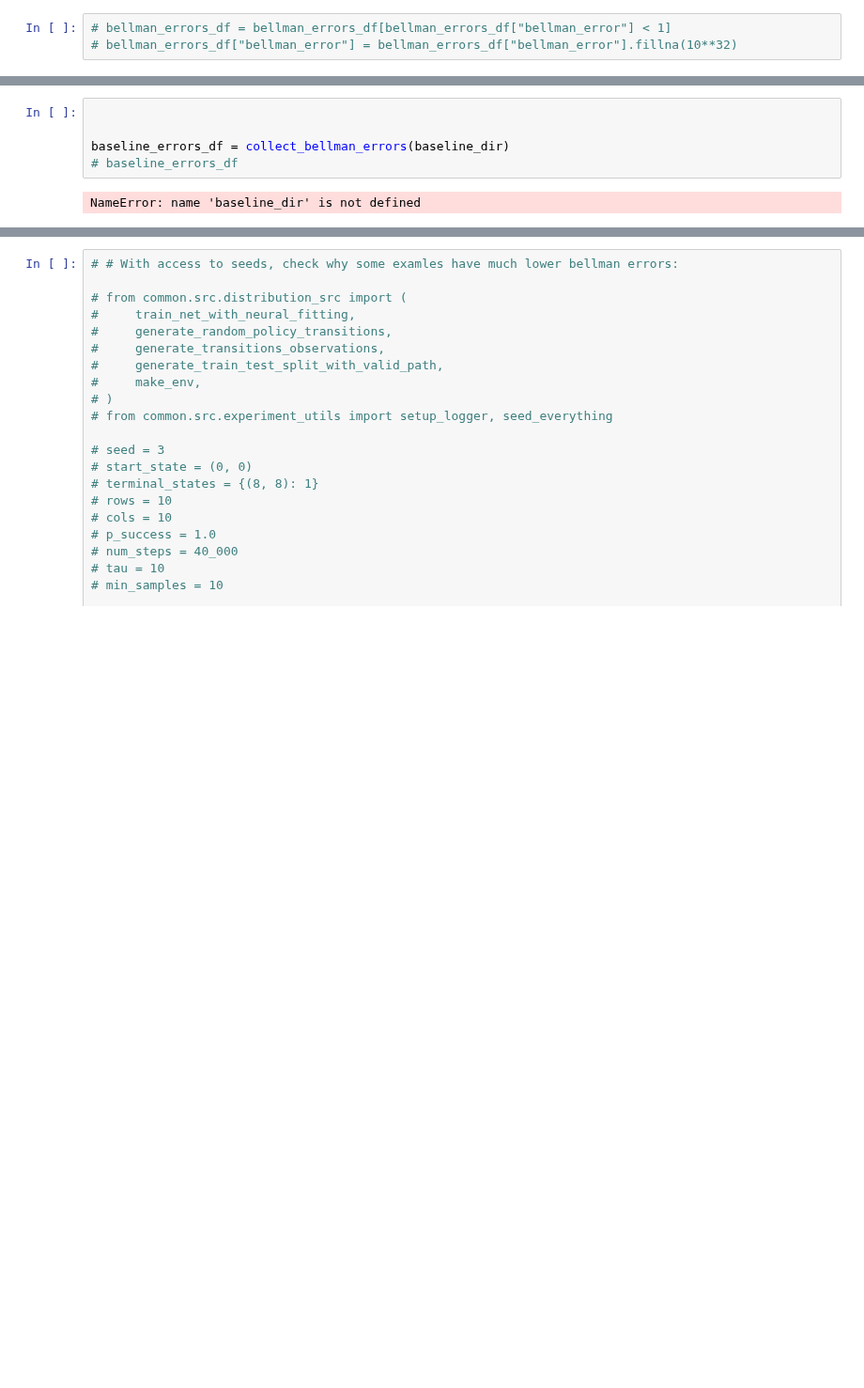
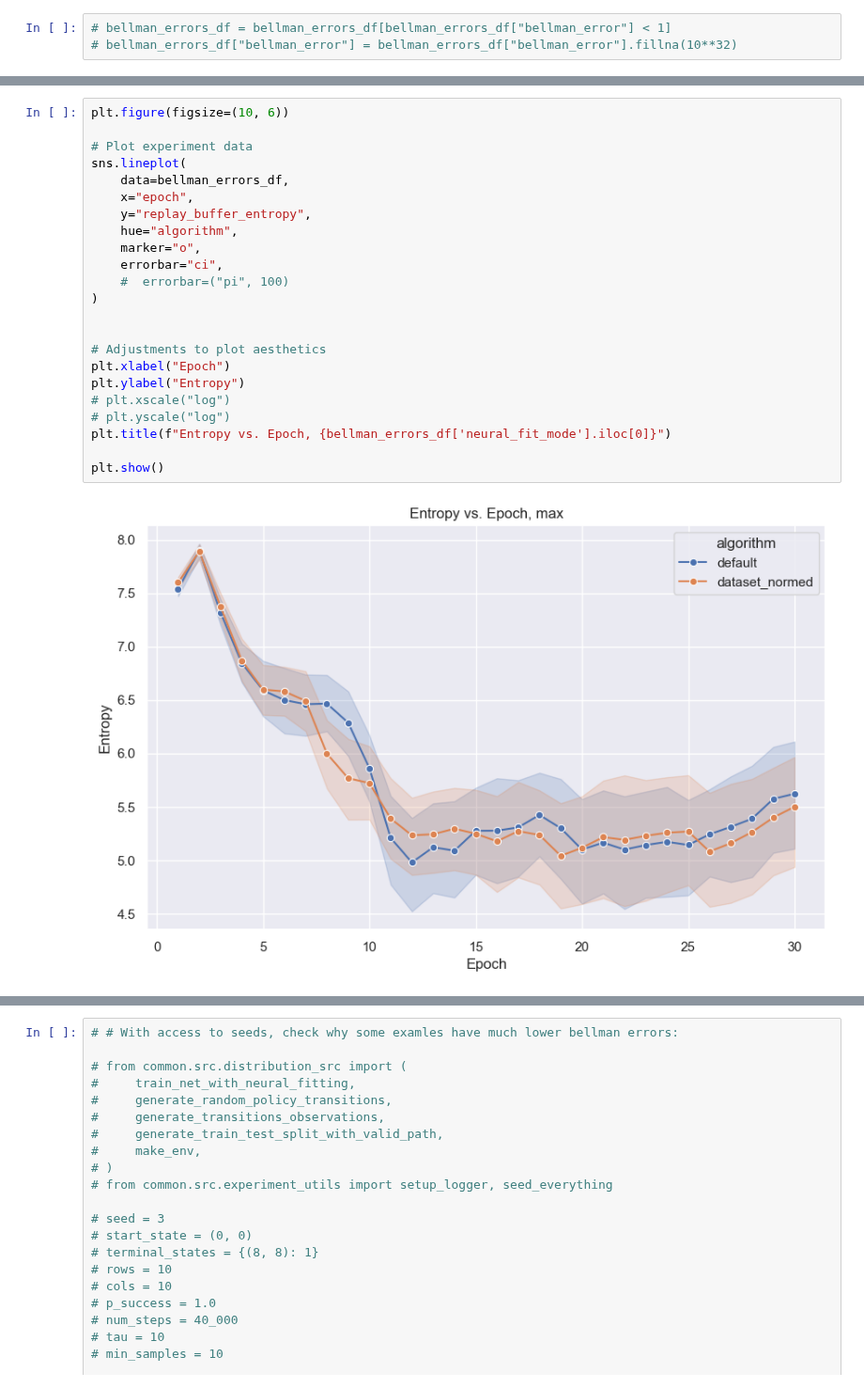
Before and after one commit to mariusdgm/phd-research, a Jupyter notebook: experiments/dqn/analyze_results_adjusted_loss.ipynb, the cells around one changed output, grey strips where cells are left out. Shown at 94% size. Saved outputs shown, nothing was run; the diff lists cells and outputs as text; blank space fills up the shorter version.

```diff
--- a/experiments/dqn/analyze_results_adjusted_loss.ipynb
+++ b/experiments/dqn/analyze_results_adjusted_loss.ipynb
@@ -236,7 +239,25 @@ plt.show()
-# %%
-
-
-baseline_errors_df = collect_bellman_errors(baseline_dir)
-# baseline_errors_df
-# %% [output]
-NameError: name 'baseline_dir' is not defined
+# %%
+plt.figure(figsize=(10, 6))
+
+# Plot experiment data
+sns.lineplot(
+    data=bellman_errors_df,
+    x="epoch",
+    y="replay_buffer_entropy",
+    hue="algorithm",
+    marker="o",
+    errorbar="ci",
+    #  errorbar=("pi", 100)
+)
+
+
+# Adjustments to plot aesthetics
+plt.xlabel("Epoch")
+plt.ylabel("Entropy")
+# plt.xscale("log")
+# plt.yscale("log")
+plt.title(f"Entropy vs. Epoch, {bellman_errors_df['neural_fit_mode'].iloc[0]}")
+
+plt.show()
+# %% [output]
+[figure, added]
```
Also changed, not shown: parts of 9 cells of this notebook, 6 other files.
